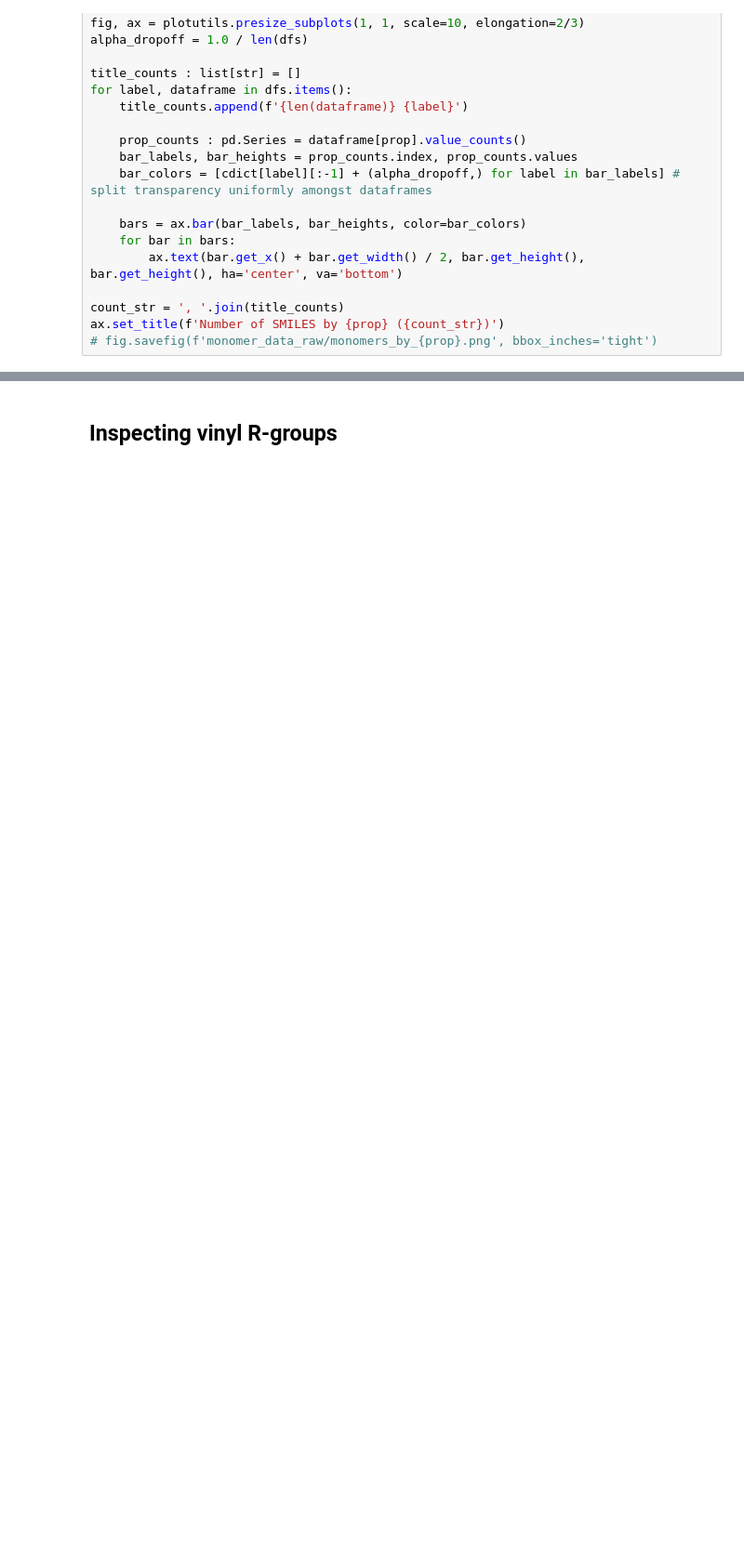
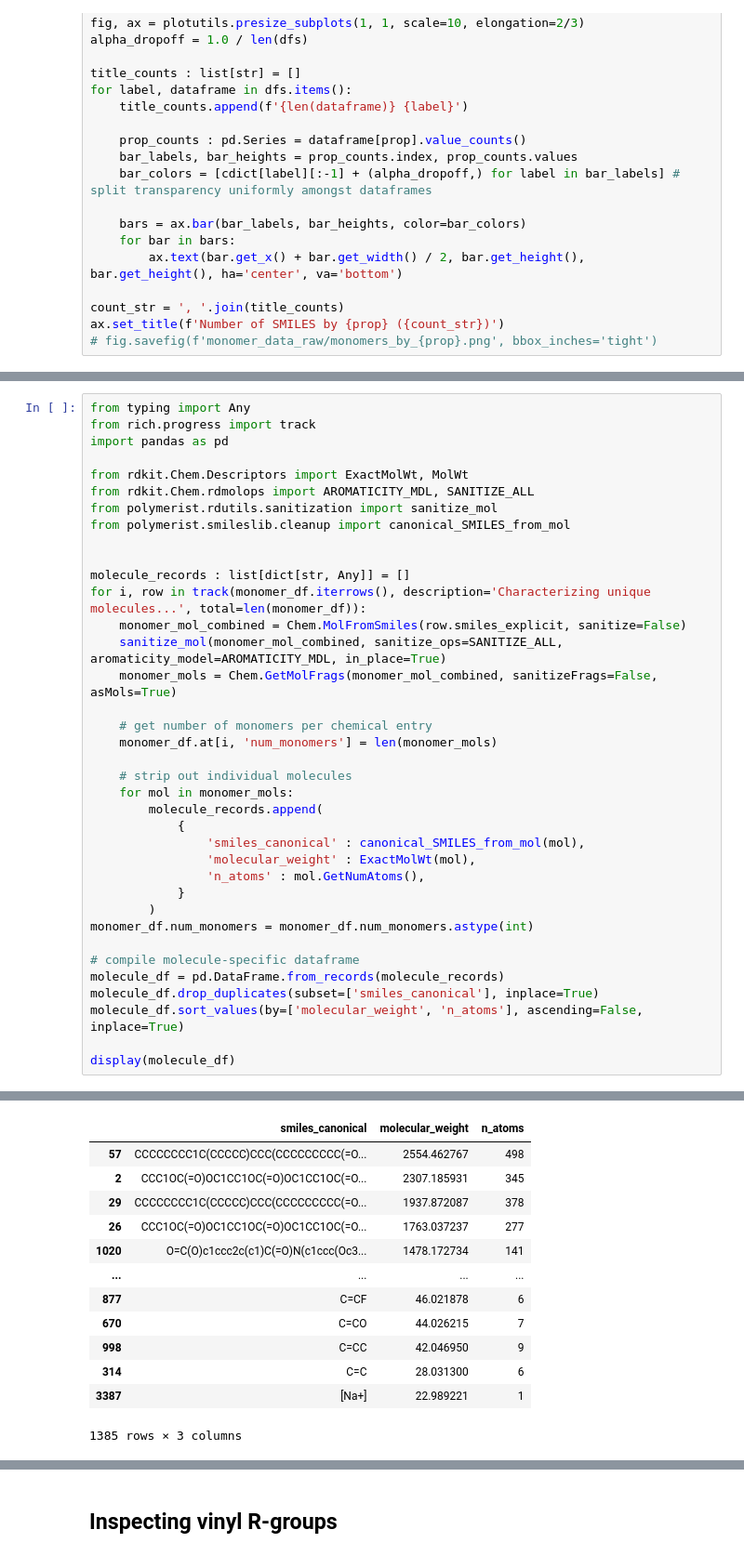
Before and after one commit to jlaw9/2026_polymer_build_workflow, a Jupyter notebook: input_inspect.ipynb, the cells around one changed output, grey strips where cells are left out. Shown: that part at 93% size. Cells and saved outputs as stored; diff of their text form; blank space fills up the shorter version.

```diff
--- a/input_inspect.ipynb
+++ b/input_inspect.ipynb
@@ -93,0 +114,38 @@ ax.set_title(f'Number of SMILES by {prop} ({count_str})')
+# %%
+from typing import Any
+from rich.progress import track
+import pandas as pd
+
+from rdkit.Chem.Descriptors import ExactMolWt, MolWt
+from rdkit.Chem.rdmolops import AROMATICITY_MDL, SANITIZE_ALL
+from polymerist.rdutils.sanitization import sanitize_mol
+from polymerist.smileslib.cleanup import canonical_SMILES_from_mol
+
+
+molecule_records : list[dict[str, Any]] = []
+for i, row in track(monomer_df.iterrows(), description='Characterizing unique molecules...', total=len(monomer_df)):
+    monomer_mol_combined = Chem.MolFromSmiles(row.smiles_explicit, sanitize=False)
+    sanitize_mol(monomer_mol_combined, sanitize_ops=SANITIZE_ALL, aromaticity_model=AROMATICITY_MDL, in_place=True)
+    monomer_mols = Chem.GetMolFrags(monomer_mol_combined, sanitizeFrags=False, asMols=True)
+
+    # get number of monomers per chemical entry
+    monomer_df.at[i, 'num_monomers'] = len(monomer_mols)
+
+    # strip out individual molecules
+    for mol in monomer_mols:
+        molecule_records.append(
+            {
+                'smiles_canonical' : canonical_SMILES_from_mol(mol),
+                'molecular_weight' : ExactMolWt(mol),
+                'n_atoms' : mol.GetNumAtoms(),
+            }
+        )
+monomer_df.num_monomers = monomer_df.num_monomers.astype(int)
+
+# compile molecule-specific dataframe
+molecule_df = pd.DataFrame.from_records(molecule_records)
+molecule_df.drop_duplicates(subset=['smiles_canonical'], inplace=True)
+molecule_df.sort_values(by=['molecular_weight', 'n_atoms'], ascending=False, inplace=True)
+
+display(molecule_df)
+# %% [output]
@@ -93,0 +154,13 @@ ax.set_title(f'Number of SMILES by {prop} ({count_str})')
+|  | smiles_canonical | molecular_weight | n_atoms |
+| 57 | CCCCCCCC1C(CCCCC)CCC(CCCCCCCCC(=O... | 2554.462767 | 498 |
+| 2 | CCC1OC(=O)OC1CC1OC(=O)OC1CC1OC(=O... | 2307.185931 | 345 |
+| 29 | CCCCCCCC1C(CCCCC)CCC(CCCCCCCCC(=O... | 1937.872087 | 378 |
+| 26 | CCC1OC(=O)OC1CC1OC(=O)OC1CC1OC(=O... | 1763.037237 | 277 |
+| 1020 | O=C(O)c1ccc2c(c1)C(=O)N(c1ccc(Oc3... | 1478.172734 | 141 |
+| ... | ... | ... | ... |
+| 877 | C=CF | 46.021878 | 6 |
+| 670 | C=CO | 44.026215 | 7 |
+| 998 | C=CC | 42.046950 | 9 |
+| 314 | C=C | 28.031300 | 6 |
+| 3387 | [Na+] | 22.989221 | 1 |
+1385 rows × 3 columns
```
Also changed, not shown: parts of 7 cells of this notebook, 1 other file.
